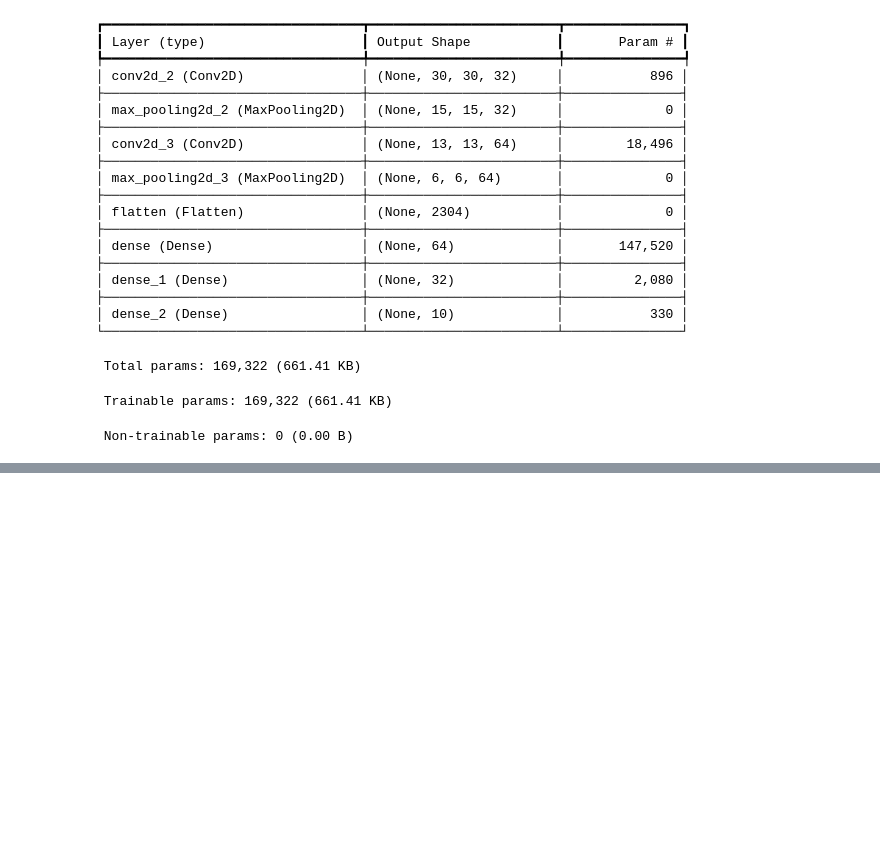
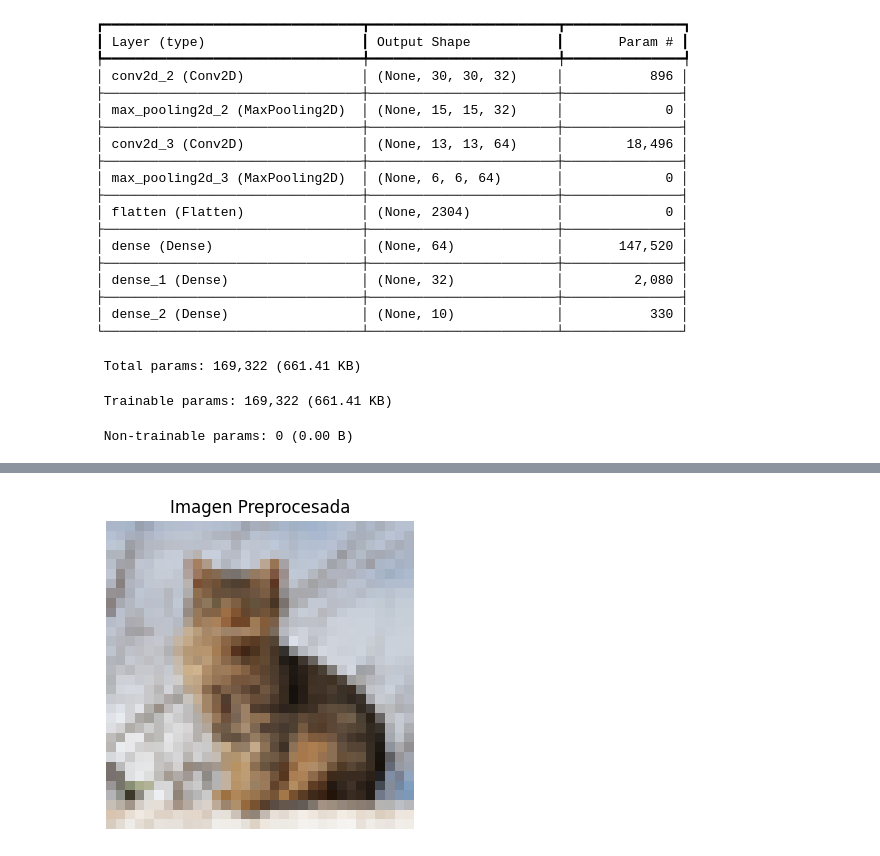
Before and after one commit to PRISTERX/CienciadedatosMint, a Jupyter notebook: CIENCIA DE DATOS /modelo_convolucionales.ipynb, the cells around one changed output, grey strips where cells are left out. Drawn from its saved outputs; the diff is of its cells as text; code cells hidden in the pictures; blank space fills up the shorter version.

```diff
--- a/CIENCIA DE DATOS /modelo_convolucionales.ipynb
+++ b/CIENCIA DE DATOS /modelo_convolucionales.ipynb
@@ -173,0 +252,24 @@ Model: "sequential_1"
+# %%
+import numpy as np
+from tensorflow.keras.preprocessing.image import img_to_array
+
+# Redimensionar la imagen a (32, 32) para que coincida con el modelo
+img_resized = img.resize((32, 32))
+
+# Convertir la imagen redimensionada a un arreglo NumPy
+img_array = img_to_array(img_resized)
+
+# Normalizar la imagen (dividir entre 255)
+img_array = img_array / 255.0
+
+# Añadir una dimensión extra para que la imagen tenga el formato correcto (batch size, height, width, channels)
+img_array = np.expand_dims(img_array, axis=0)
+
+# Mostrar la imagen preprocesada
+plt.figure(figsize=(4, 4))
+plt.imshow(img_array[0])
+plt.title('Imagen Preprocesada')
+plt.axis('off')
+plt.show()
+# %% [output]
+[figure, added]
```
Also changed, not shown: parts of 5 cells of this notebook.
